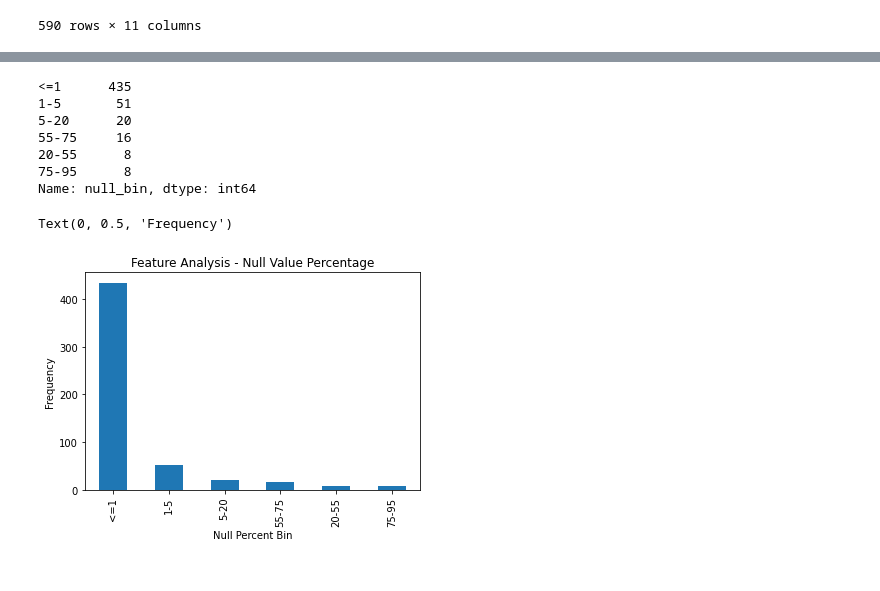
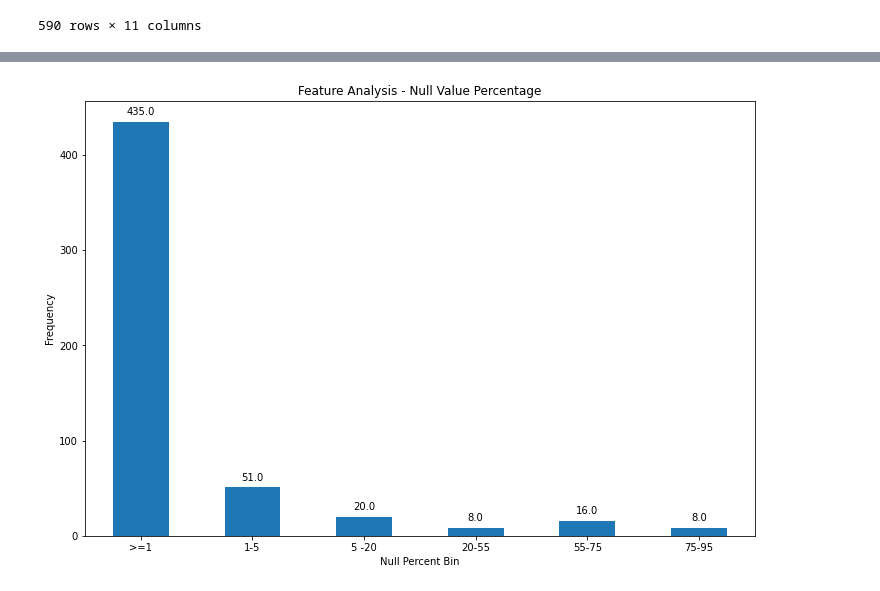
Before and after one commit to hinatanvir/Fault-Detection-SECOM, a Jupyter notebook: EDA.ipynb, the cells around one changed output, grey strips where cells are left out. Saved outputs shown, nothing was run; the diff lists cells and outputs as text; code cells hidden in the pictures.

```diff
--- a/EDA.ipynb
+++ b/EDA.ipynb
@@ -105,25 +146,21 @@ tranform
 #labels =[1,2,3,4]
 #pd.cut(df1['Score'], bins,labels=labels)
 bins_null=[0,1,5,20,55,75,95]
-labels_null=['<=1','1-5','5-20','20-55','55-75','75-95']
+labels_null=['>=1','1-5','5 -20','20-55','55-75','75-95']
 tranform['null_bin']= pd.cut(tranform['percent_null'], bins_null,labels=labels_null,right=True)
-# %%
-tranform['null_bin'].value_counts()
-# %% [output]
-<=1      435
-1-5       51
-5-20      20
-55-75     16
-20-55      8
-75-95      8
-Name: null_bin, dtype: int64
+# %%
+null_counts= tranform['null_bin'].value_counts().sort_index()# sort_index to sort the left column of rows
+#pd.crosstab(index=tranform["null_bin"], columns="count")
 # %%
+plt.figure(figsize=(12, 8))
 # bar Graph for Null value categories
-ax = tranform['null_bin'].value_counts().plot(kind="bar")
+ax = null_counts.plot(kind="bar")
 ax.set_title('Feature Analysis - Null Value Percentage')
 ax.set_xlabel('Null Percent Bin')
 ax.set_ylabel('Frequency')
-#ax.set_xticklabels(x_labels)
+ax.set_xticklabels(labels_null,rotation=0)
+#call function to add labels to null values bar chart
+add_value_labels(ax,5)
+plt.show()
 # %% [output]
-Text(0, 0.5, 'Frequency')
-[figure, old version]
+[figure, new version]
```
Also changed, not shown: parts of 3 cells of this notebook.
